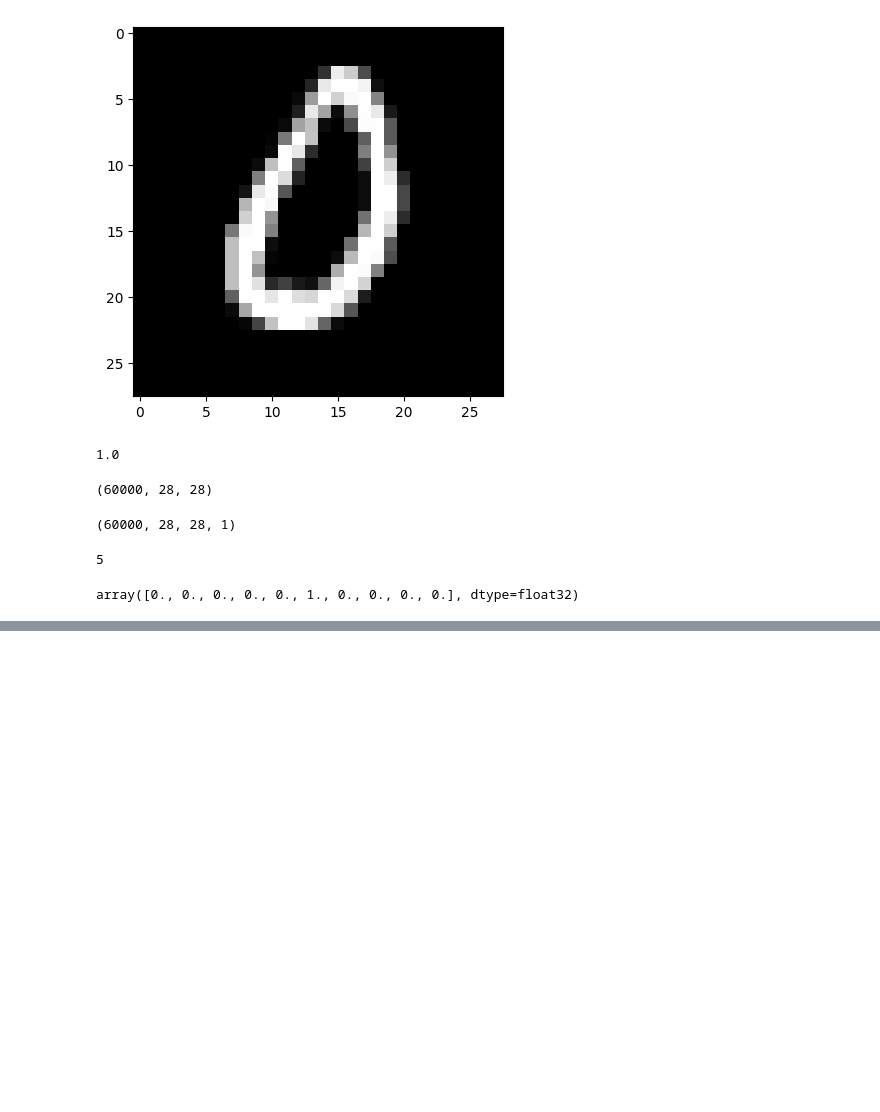
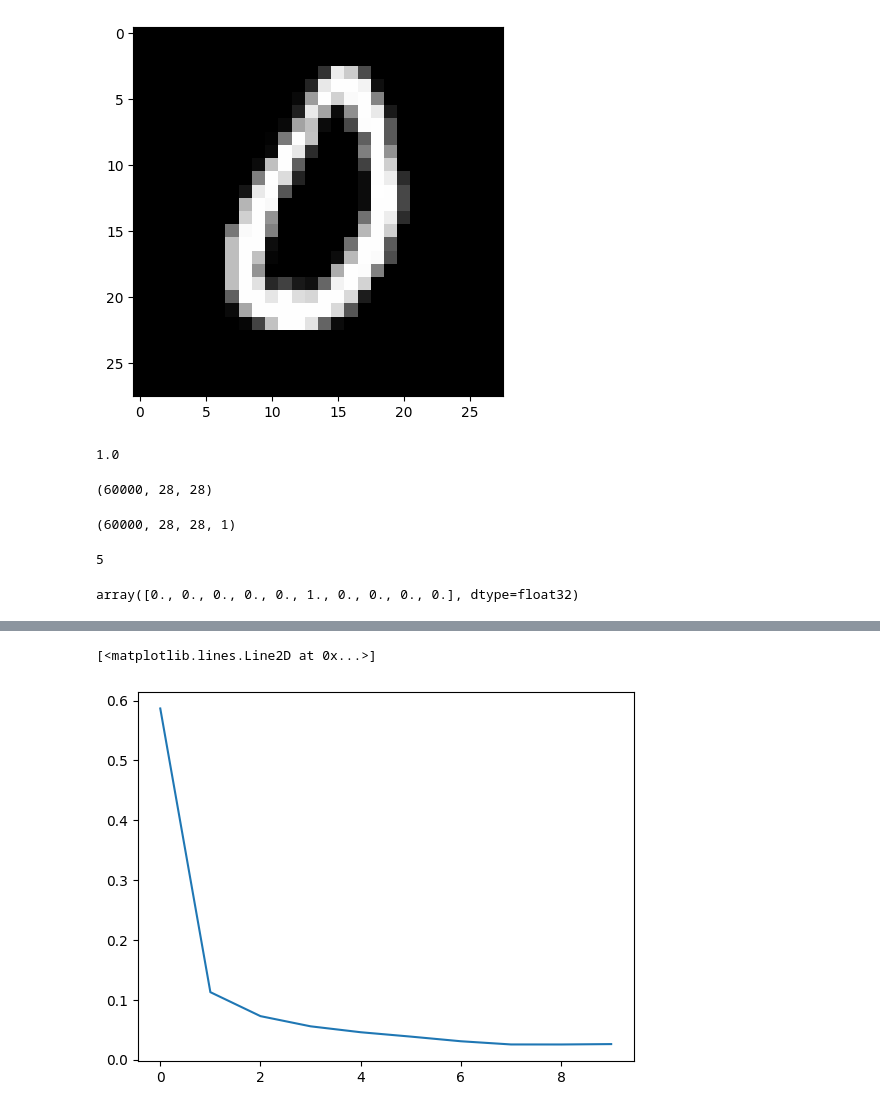
Before and after one commit to Abhijeet399/Data_Science_PP_11_June, a Jupyter notebook: CNN_MNIST_Tensorflow.ipynb, the cells around one changed output, grey strips where cells are left out. Drawn from its saved outputs; the diff is of its cells as text; code cells hidden in the pictures; blank space fills up the shorter version.

```diff
--- a/CNN_MNIST_Tensorflow.ipynb
+++ b/CNN_MNIST_Tensorflow.ipynb
@@ -94,3 +94,7 @@ Total params: 810470 (3.09 MB)
 Trainable params: 810470 (3.09 MB)
 Non-trainable params: 0 (0.00 Byte)
 _________________________________________________________________
+# %%
+model.compile(optimizer = 'Adam', loss = tf.keras.losses.CategoricalCrossentropy(), metrics = [keras.metrics.CategoricalAccuracy()])
+# %%
+hist = model.fit(train_X, train_Y, batch_size = 500, epochs = 10)
@@ -96,0 +122,6 @@ _________________________________________________________________
+# %%
+plt.plot(hist.history['loss'])
+# plt.plot(hist.history['val_loss'])
+# %% [output]
+[<matplotlib.lines.Line2D at 0x...>]
+[figure, added]
```
Also changed, not shown: parts of 4 cells of this notebook, 4 other files.
